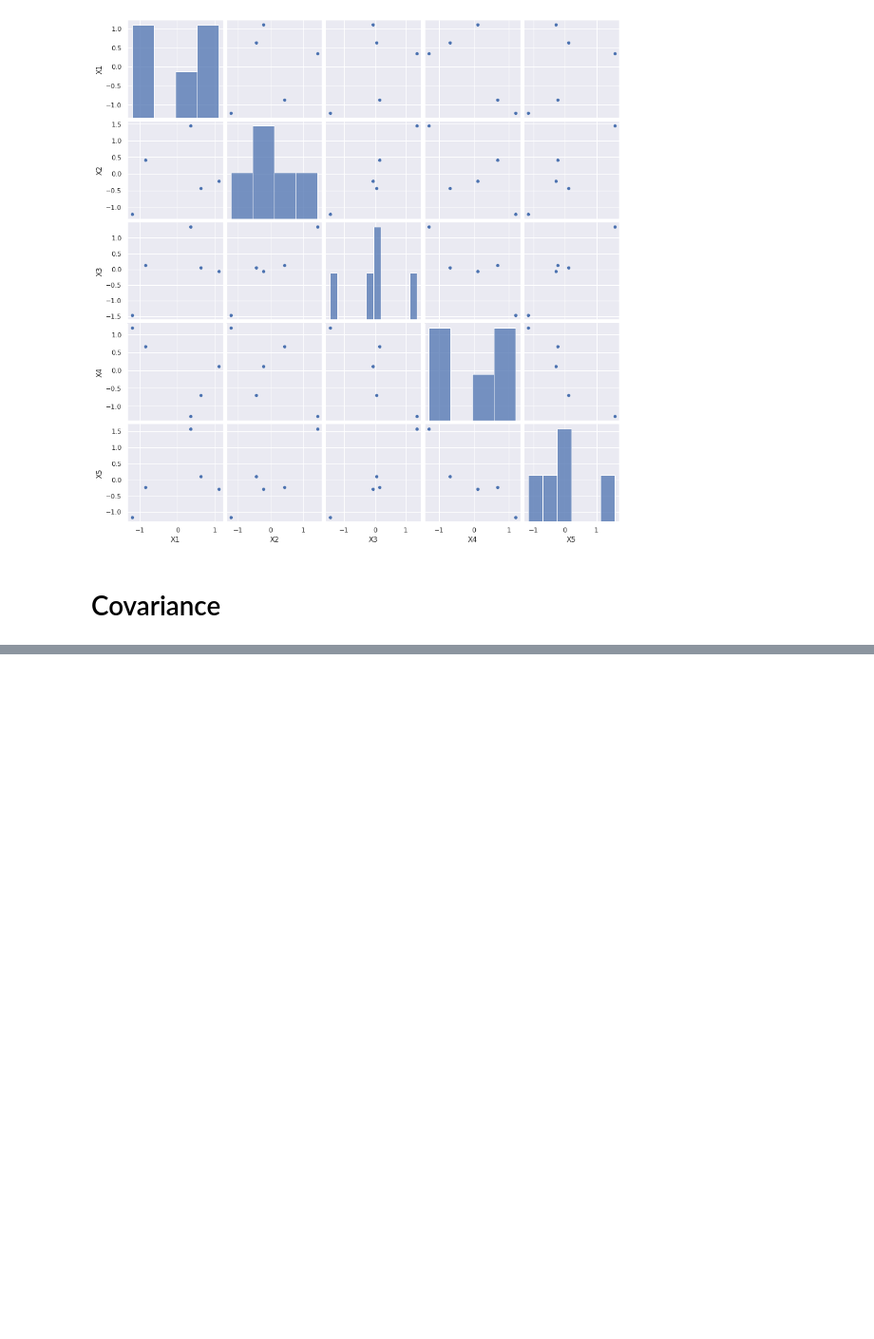
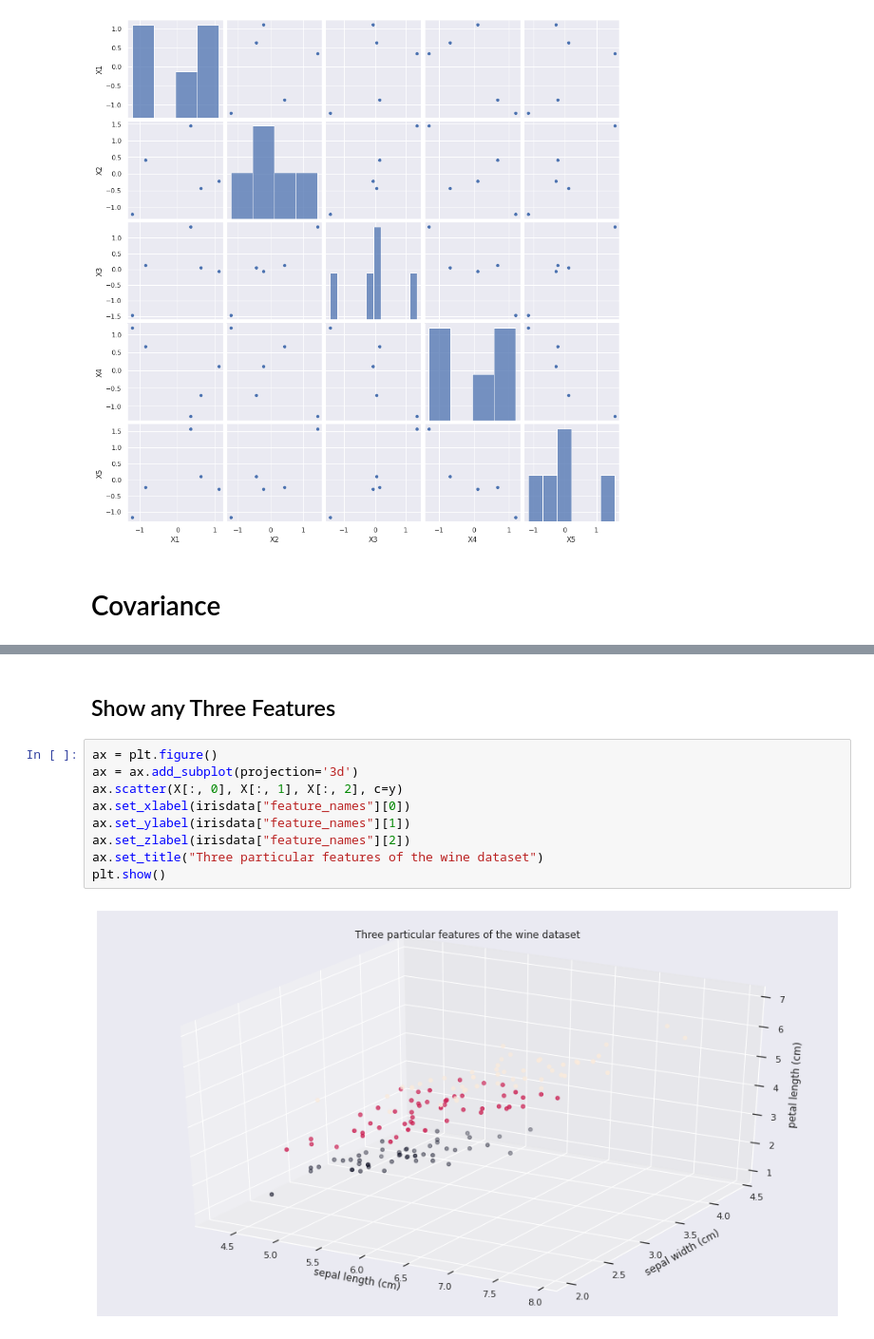
Before and after one commit to zaedulislam/CU_INSE_6220-Advanced_Statistical_Approaches_to_Quality, a Jupyter notebook: Tutorial 3.ipynb, the cells around one changed output, grey strips where cells are left out. Shown at 95% size. Cells and saved outputs as stored; diff of their text form; blank space fills up the shorter version.

```diff
--- a/Tutorial 3.ipynb
+++ b/Tutorial 3.ipynb
@@ -268,0 +218,13 @@ Text(0.5, 1.0, 'Principal components')
+# %% [markdown]
+## Show any Three Features
+# %%
+ax = plt.figure()
+ax = ax.add_subplot(projection='3d')
+ax.scatter(X[:, 0], X[:, 1], X[:, 2], c=y)
+ax.set_xlabel(irisdata["feature_names"][0])
+ax.set_ylabel(irisdata["feature_names"][1])
+ax.set_zlabel(irisdata["feature_names"][2])
+ax.set_title("Three particular features of the wine dataset")
+plt.show()
+# %% [output]
+[figure, added]
```
Also changed, not shown: parts of 49 cells of this notebook.
